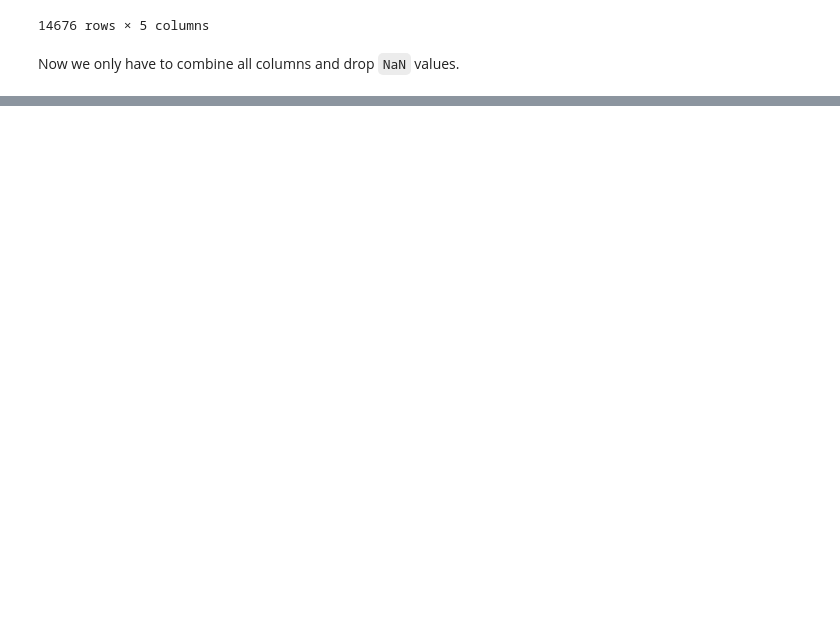
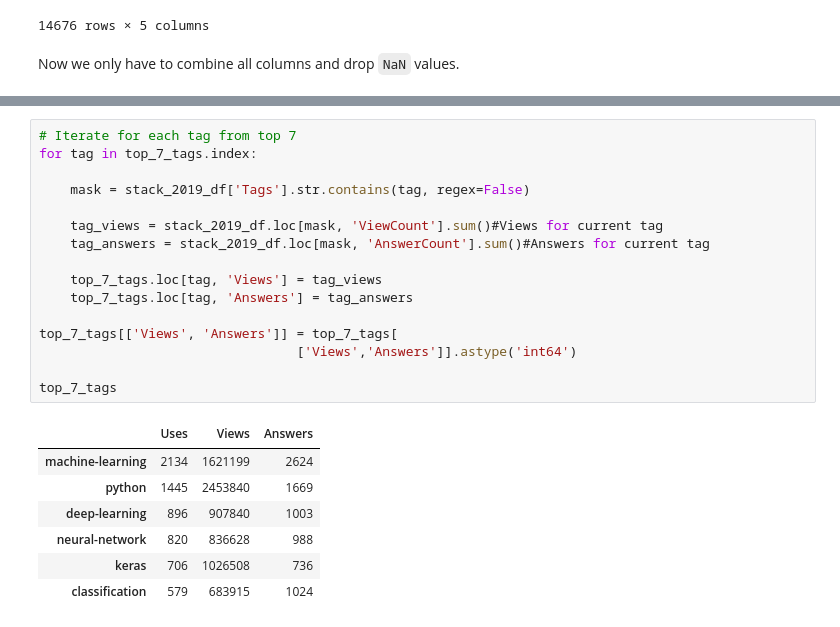
Before and after one commit to 0ld-dancer/dq_projects, a Jupyter notebook: 9. Popular Data Science Questions/Popular Data Science Questions.ipynb, the cells around one changed output, grey strips where cells are left out. Cells and saved outputs as stored; diff of their text form; blank space fills up the shorter version.

```diff
--- a/9. Popular Data Science Questions/Popular Data Science Questions.ipynb
+++ b/9. Popular Data Science Questions/Popular Data Science Questions.ipynb
@@ -294,0 +338,24 @@ Length: 20533, dtype: object
+# %%
+# Iterate for each tag from top 7
+for tag in top_7_tags.index:
+
+    mask = stack_2019_df['Tags'].str.contains(tag, regex=False)
+
+    tag_views = stack_2019_df.loc[mask, 'ViewCount'].sum()#Views for current tag
+    tag_answers = stack_2019_df.loc[mask, 'AnswerCount'].sum()#Answers for current tag
+
+    top_7_tags.loc[tag, 'Views'] = tag_views
+    top_7_tags.loc[tag, 'Answers'] = tag_answers
+
+top_7_tags[['Views', 'Answers']] = top_7_tags[
+                                 ['Views','Answers']].astype('int64')
+
+top_7_tags
+# %% [output]
+|  | Uses | Views | Answers |
+| machine-learning | 2134 | 1621199 | 2624 |
+| python | 1445 | 2453840 | 1669 |
+| deep-learning | 896 | 907840 | 1003 |
+| neural-network | 820 | 836628 | 988 |
+| keras | 706 | 1026508 | 736 |
+| classification | 579 | 683915 | 1024 |
```
Also changed, not shown: parts of 11 cells of this notebook.
